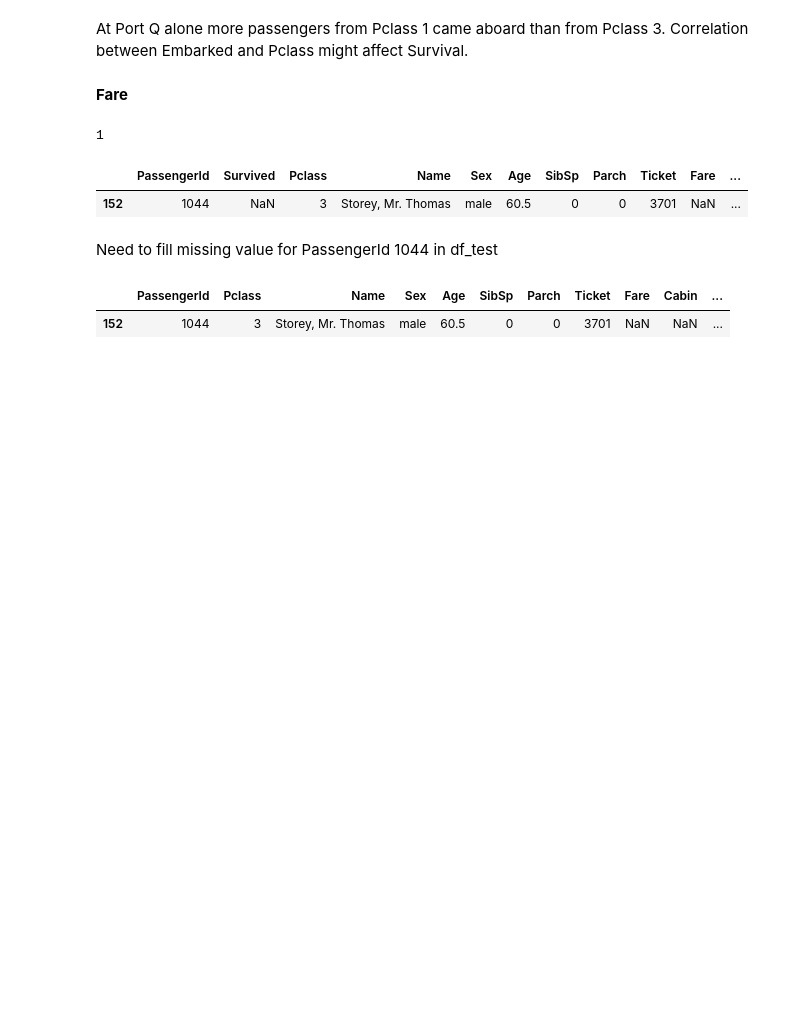
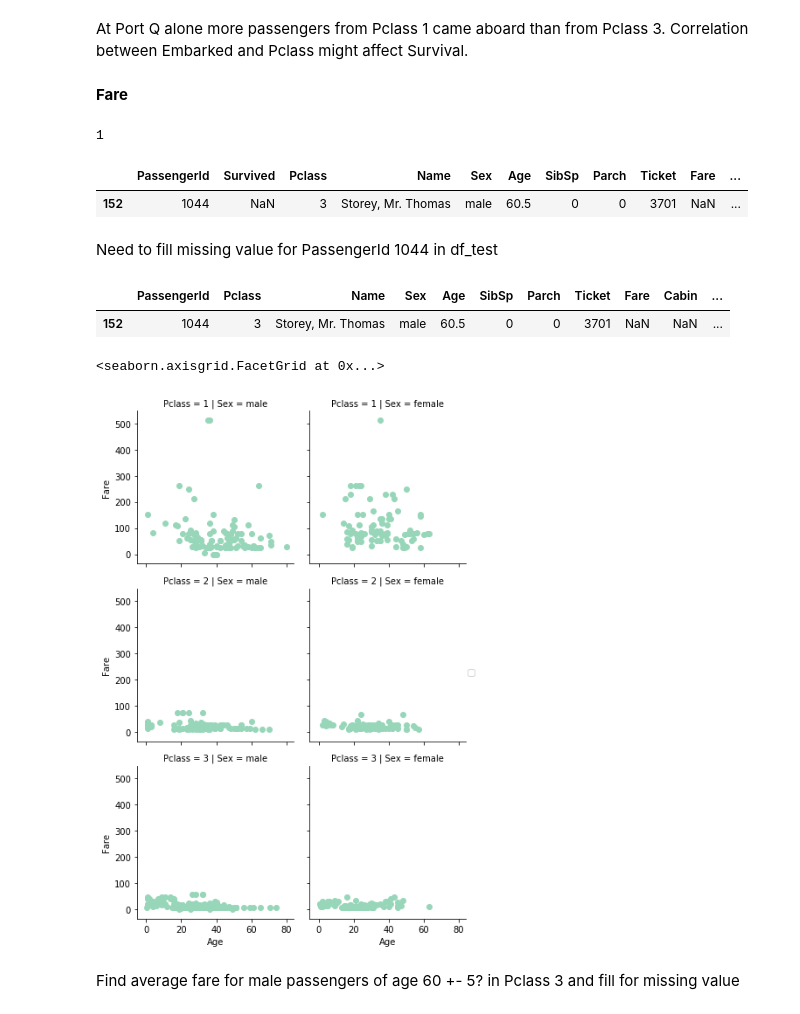
Before and after one commit to Ecboxer/Titanic, a Jupyter notebook: Explore.ipynb, the cells around one changed output. Cells and saved outputs as stored; diff of their text form; code cells hidden in the pictures; blank space fills up the shorter version.

Commit message:
Note for next step for fare feature

```diff
--- a/Explore.ipynb
+++ b/Explore.ipynb
@@ -222,3 +222,12 @@ df_test[df_test['PassengerId'] == 1044]
 # %% [output]
 |  | PassengerId | Pclass | Name | Sex | Age | SibSp | Parch | Ticket | Fare | Cabin | ... |
 | 152 | 1044 | 3 | Storey, Mr. Thomas | male | 60.5 | 0 | 0 | 3701 | NaN | NaN | ... |
+# %%
+g = sns.FacetGrid(df_train, row='Pclass', col='Sex')
+g = g.map(plt.scatter, 'Age', 'Fare')
+g.add_legend()
+# %% [output]
+<seaborn.axisgrid.FacetGrid at 0x...>
+[figure, added]
+# %% [markdown]
+Find average fare for male passengers of age 60 +- 5? in Pclass 3 and fill for missing value
```
Also changed, not shown: parts of 1 cell of this notebook.
